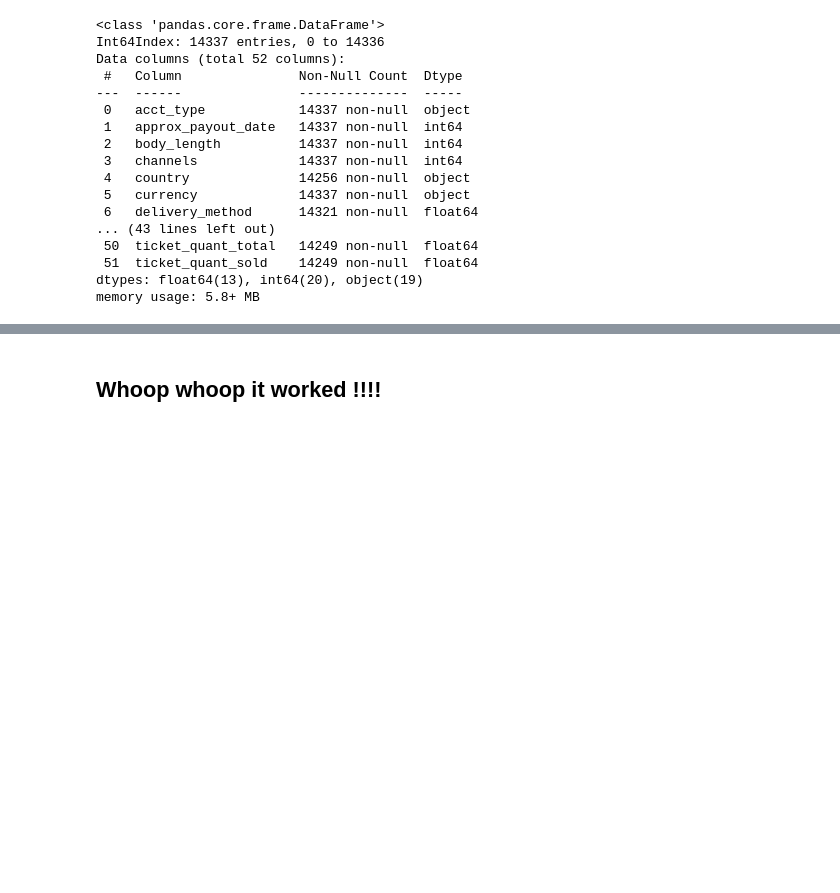
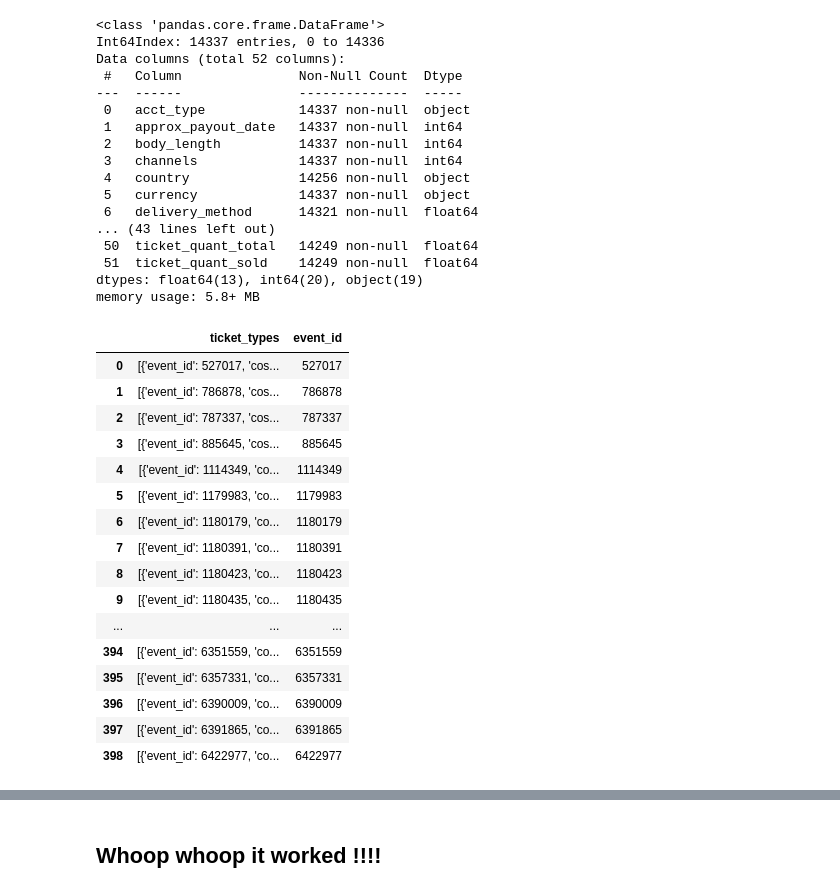
Before and after one commit to gverploeg/Fraud_Detection-, a Jupyter notebook: Grant_fraud_notebook_2.ipynb, the cells around one changed output, grey strips where cells are left out. Saved outputs shown, nothing was run; the diff lists cells and outputs as text; code cells hidden in the pictures; blank space fills up the shorter version.

```diff
--- a/Grant_fraud_notebook_2.ipynb
+++ b/Grant_fraud_notebook_2.ipynb
@@ -756,4 +778,26 @@ Data columns (total 52 columns):
  51  ticket_quant_sold    14249 non-null  float64
 dtypes: float64(13), int64(20), object(19)
 memory usage: 5.8+ MB
+# %%
+pd.set_option('display.max_rows', 500)
+
+result[['ticket_types', 'event_id']].head(500)
+# %% [output]
+|  | ticket_types | event_id |
+| 0 | [{'event_id': 527017, 'cos... | 527017 |
+| 1 | [{'event_id': 786878, 'cos... | 786878 |
+| 2 | [{'event_id': 787337, 'cos... | 787337 |
+| 3 | [{'event_id': 885645, 'cos... | 885645 |
+| 4 | [{'event_id': 1114349, 'co... | 1114349 |
+| 5 | [{'event_id': 1179983, 'co... | 1179983 |
+| 6 | [{'event_id': 1180179, 'co... | 1180179 |
+| 7 | [{'event_id': 1180391, 'co... | 1180391 |
+| 8 | [{'event_id': 1180423, 'co... | 1180423 |
+| 9 | [{'event_id': 1180435, 'co... | 1180435 |
+| ... | ... | ... |
+| 394 | [{'event_id': 6351559, 'co... | 6351559 |
+| 395 | [{'event_id': 6357331, 'co... | 6357331 |
+| 396 | [{'event_id': 6390009, 'co... | 6390009 |
+| 397 | [{'event_id': 6391865, 'co... | 6391865 |
+| 398 | [{'event_id': 6422977, 'co... | 6422977 |
 # %%
```
Also changed, not shown: parts of 15 cells of this notebook, 1 other file.
